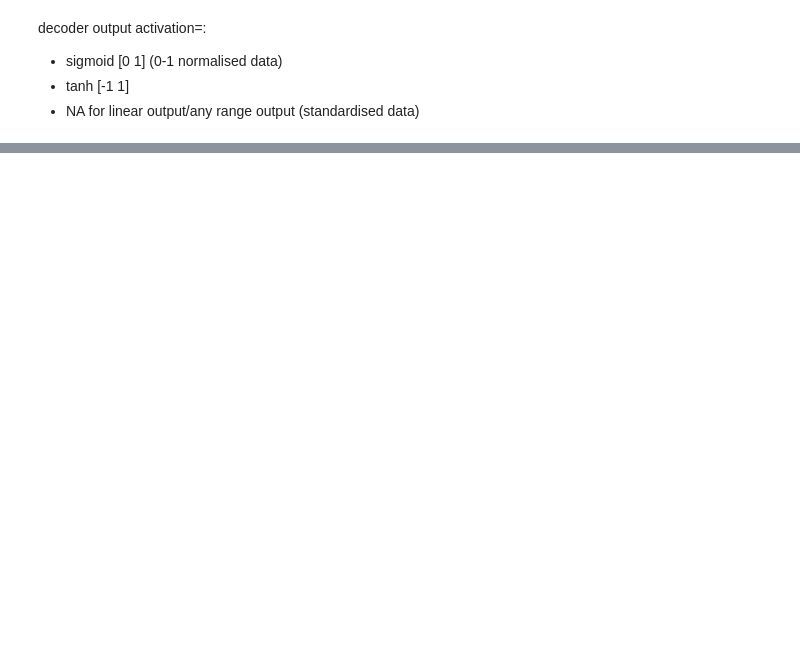
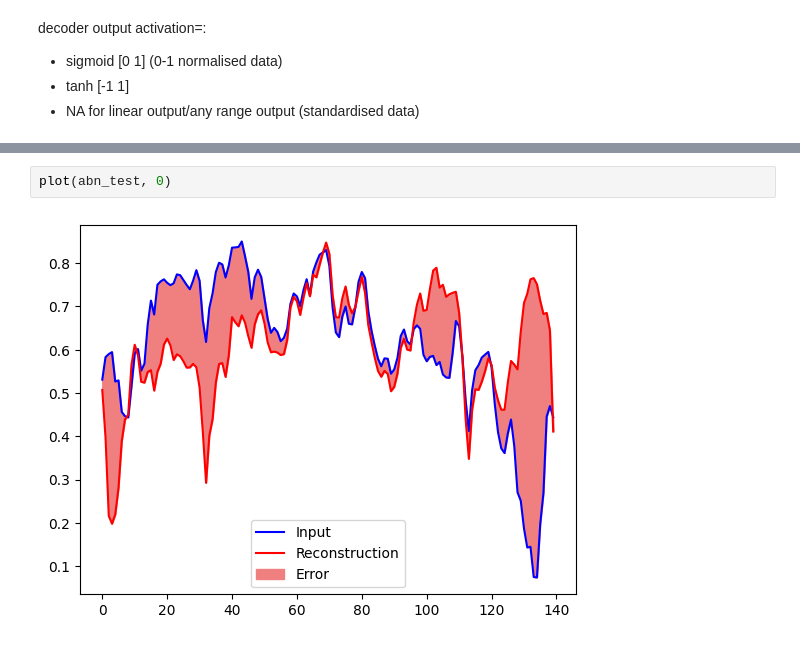
Before and after one commit to txx99/Misc-Projects, a Jupyter notebook: ECG_anomaly_data/Script/main.ipynb, the cells around one changed output, grey strips where cells are left out. Cells and saved outputs as stored; diff of their text form; blank space fills up the shorter version.

```diff
--- a/ECG_anomaly_data/Script/main.ipynb
+++ b/ECG_anomaly_data/Script/main.ipynb
@@ -164,0 +240,4 @@ decoder output activation=:
+# %%
+plot(abn_test, 0)
+# %% [output]
+[figure, added]
```
Also changed, not shown: parts of 8 cells of this notebook.
